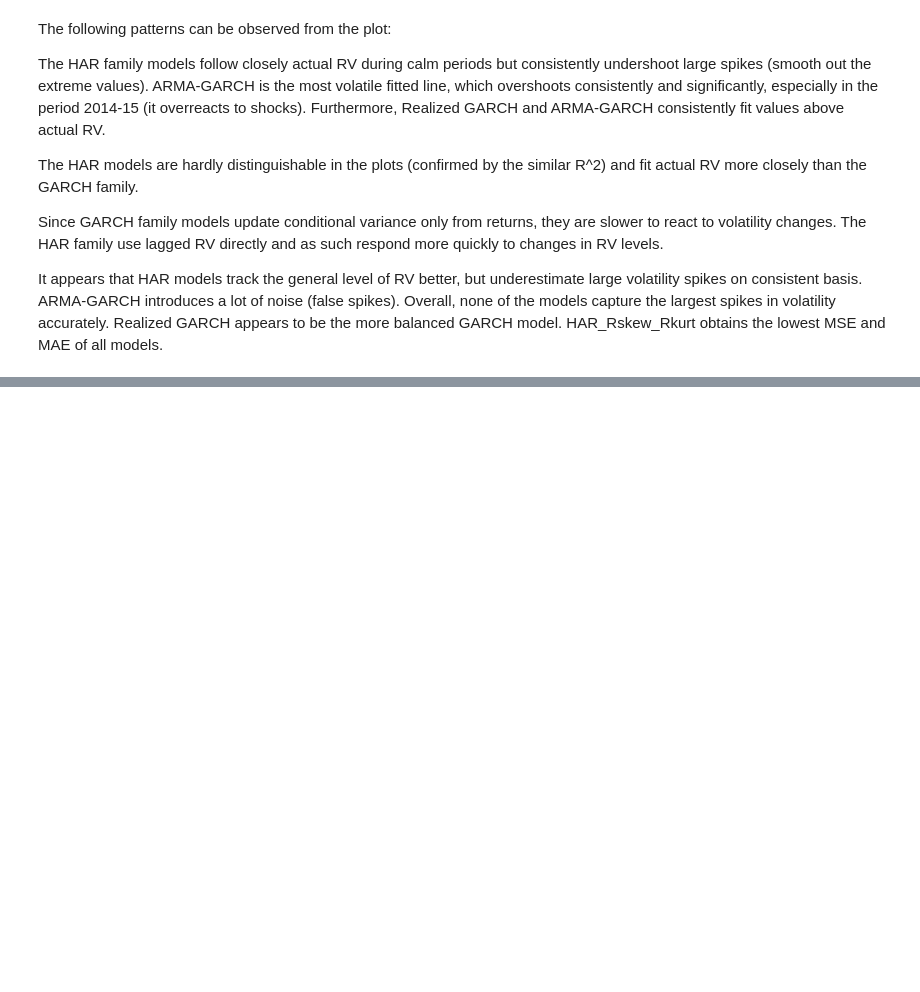
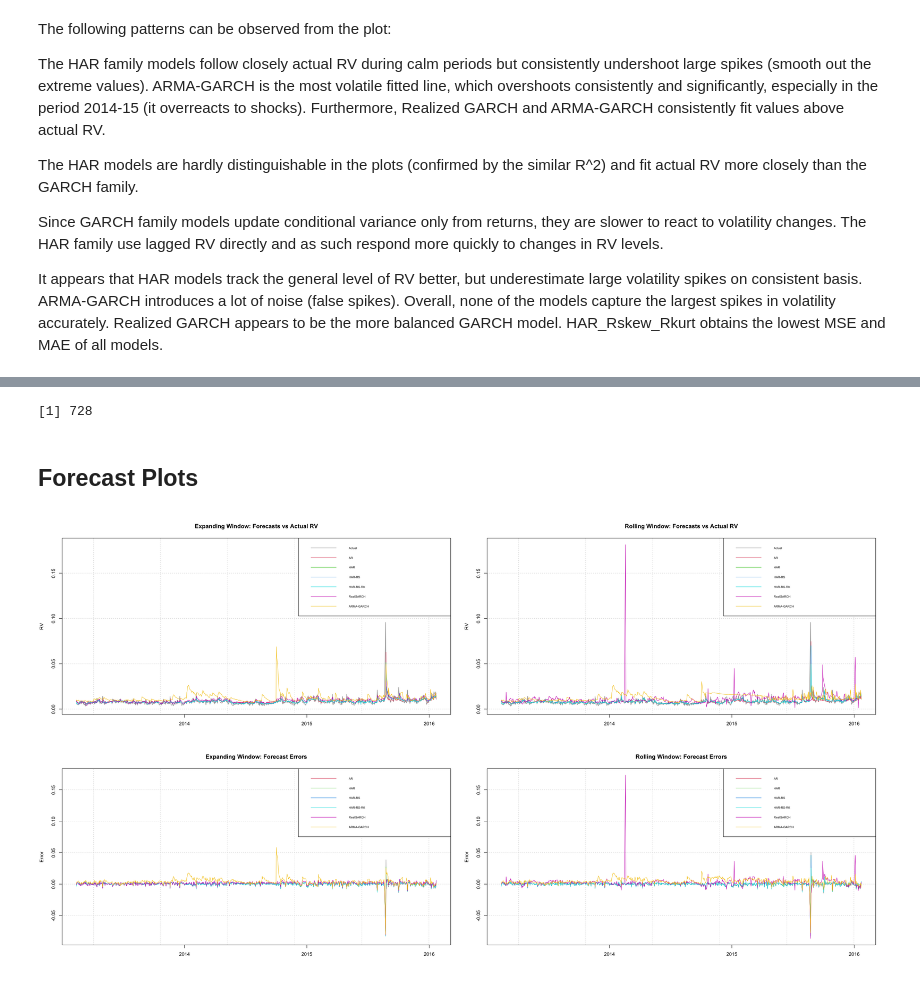
Before and after one commit to mildemx/FE1_Homeworks, a Jupyter notebook: Project/Financial_Econ_Project.ipynb, the cells around one changed output, grey strips where cells are left out. Saved outputs shown, nothing was run; the diff lists cells and outputs as text; code cells hidden in the pictures; blank space fills up the shorter version.

```diff
--- a/Project/Financial_Econ_Project.ipynb
+++ b/Project/Financial_Econ_Project.ipynb
@@ -546,7 +545,7 @@ The significant lambda coefficient (0.24) proves that $RV$ is a noisy proxy for
 We model the conditional mean with an ARMA(1,1) process and the conditional variance with a GARCH(1,1) - a return based model. We can then compare its $\sigma = \sqrt(h_t)$ to RV.
 # %%
 arma_garch_spec <- ugarchspec(
-    variance.mode = list(model='sGARCH', garchOrder = c(1, 1)),
+    variance.model = list(model='sGARCH', garchOrder = c(1, 1)),
     mean.model = list(armaOrder = c(1, 1), include.mean = TRUE)
 )
 m6 <- ugarchfit(arma_garch_spec, data = df$ret, solver = 'hybrid')
@@ -676,0 +822,77 @@ It appears that HAR models track the general level of RV better, but underestima
+# %%
+#Forecast Realized GARCH
+m5_roll_forecast <- sapply(1:n_for, function(x) {
+    if(is.null(m5_roll_fits[[x]])) return(NA)
+    as.numeric(ugarchforecast(m5_roll_fits[[x]], n.ahead = 1)@forecast$sigmaFor) / 1000
+})
+
+length(m5_roll_forecast)
+# %% [output]
+[1] 728
+# %%
+#Get GARCH forecasts
+m5_exp_forecast <- m5_exp@forecast$density$Sigma / 100 #re-scale back
+m6_exp_forecast <- m6_exp@forecast$density$Sigma
+
+#m5_roll_forecast excracted from manual func
+m6_roll_forecast <- m6_roll@forecast$density$Sigma
+
+#Put forecasts into matrices
+forecasts_exp <- cbind(m1_exp, m2_exp, m3_exp, m4_exp, m5_exp_forecast, m6_exp_forecast)
+forecasts_roll <- cbind(m1_roll, m2_roll, m3_roll, m4_roll, m5_roll_forecast, m6_roll_forecast)
+
+colnames(forecasts_exp) <- colnames(forecasts_roll) <- c("AR", "HAR", "HAR-RS", "HAR-RS-RK", "RealGARCH", "ARMA-GARCH")
+# %% [markdown]
+## Forecast Plots
+# %%
+##Actual vs forecast RV
+options(repr.plot.height = 13, repr.plot.width = 24)
+par(mfrow = c(2, 2))
+y_lim <- range(c(actual_oos, forecasts_exp, forecasts_roll))
+
+#Expanding window
+plot(forecast_dates, actual_oos, type = "l", col = "darkgrey", lwd = 1.5,
+    main = "Expanding Window: Forecasts vs Actual RV",
+    xlab = "", ylab = "RV", ylim = y_lim,
+    panel.first = grid()
+)
+
+for (i in 1:6) lines(forecast_dates, forecasts_exp[, i], col = i + 1, lty = 1)
+legend("topright", legend = c("Actual", colnames(forecasts_exp)),
+    col = c("darkgrey", 2:7), lty = 1, cex = 0.6
+)
+
+#Rolling window
+plot(forecast_dates, actual_oos, type = "l", col = "darkgrey", lwd = 1.5,
+    main = "Rolling Window: Forecasts vs Actual RV",
+    xlab = "", ylab = "RV", ylim = y_lim,
+    panel.first = grid()
+)
+
+for (i in 1:6) lines(forecast_dates, forecasts_roll[, i], col = i + 1, lty = 1)
+legend("topright", legend = c("Actual", colnames(forecasts_roll)),
+    col = c("darkgrey", 2:7), lty = 1, cex=0.6,
+)
+
+
+##Errors plot
+errors_exp <- forecasts_exp - actual_oos
+errors_roll <- forecasts_roll - actual_oos
+
+#Expanding window
+plot(forecast_dates, errors_exp[, 1], type = "l", col = "darkgrey",
+    main = "Expanding Window: Forecast Errors",
+    xlab = "", ylab = "Error", ylim = range(errors_exp, errors_roll),
+    panel.first = grid())
+for (i in 2:6) lines(forecast_dates, errors_exp[, i], col = i + 1)
+legend("topright", legend = colnames(forecasts_exp), col = 2:7, lty = 1, cex = 0.6)
+
+#Rolling window
+plot(forecast_dates, errors_roll[, 1], type = "l", col = "darkgrey",
+    main = "Rolling Window: Forecast Errors",
+    xlab = "", ylab = "Error", ylim = range(errors_exp, errors_roll),
+    panel.first = grid())
+for (i in 2:6) lines(forecast_dates, errors_roll[, i], col = i + 1)
+legend("topright", legend = colnames(forecasts_roll), col = 2:7, lty = 1, cex = 0.6)
+# %% [output]
+[figure, added]
```
Also changed, not shown: parts of 19 cells of this notebook, 3 other files.
